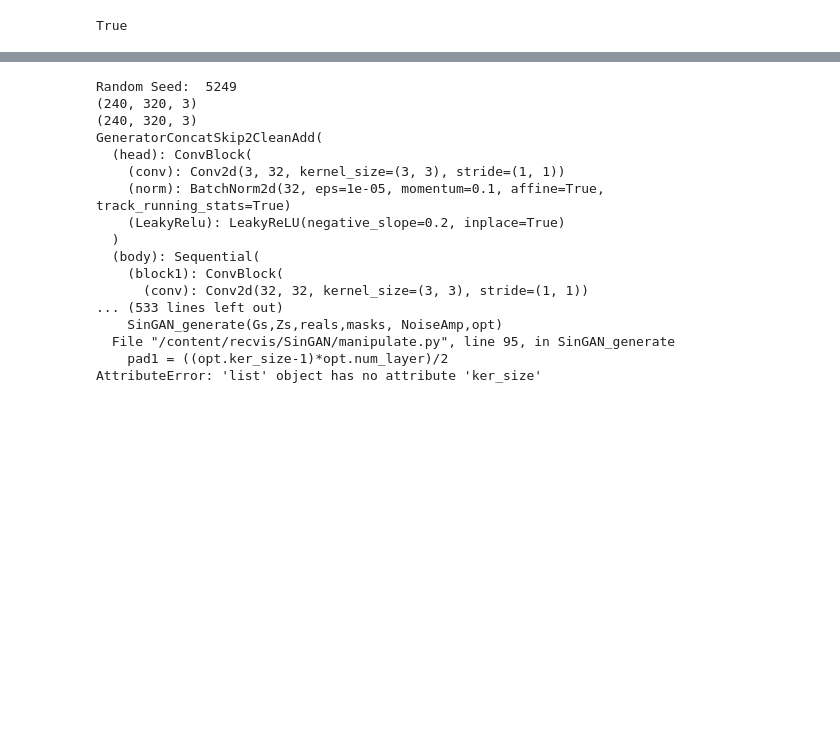
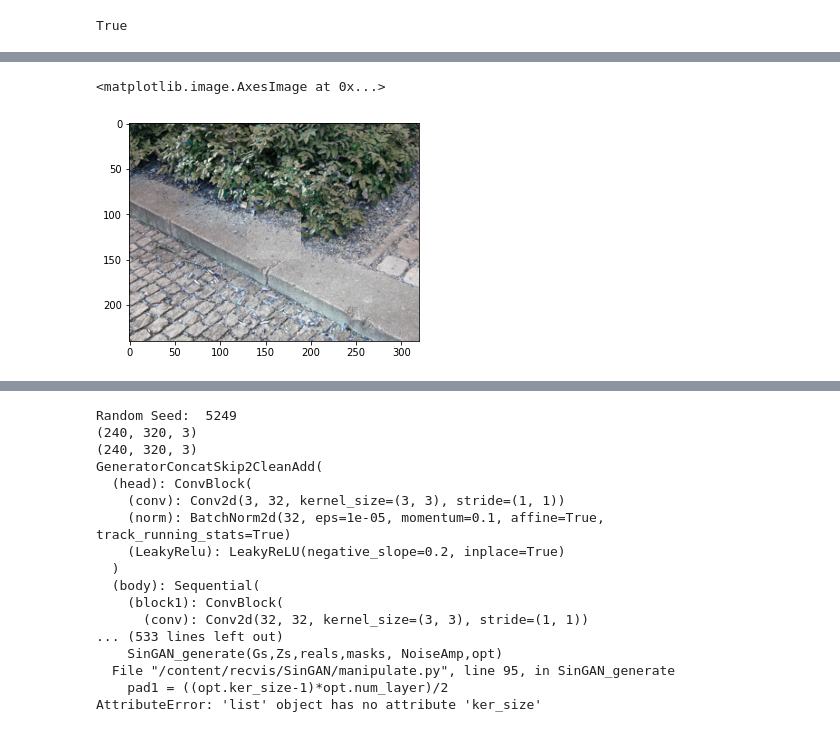
Before and after one commit to brenoskuk/recvis, a Jupyter notebook: SinGan.ipynb, the cells around one changed output, grey strips where cells are left out. Saved outputs shown, nothing was run; the diff lists cells and outputs as text; code cells hidden in the pictures; blank space fills up the shorter version.

```diff
--- a/SinGan.ipynb
+++ b/SinGan.ipynb
@@ -174,0 +248,8 @@ True
+# %%
+# substitute with other part of image and generate the mask
+edited_image = masked_image.copy()
+edited_image[80:150,130:190,:] = masked_image[80+dy:150+dy,130+dx:190+dx,:]
+plt.imshow(edited_image)
+# %% [output]
+<matplotlib.image.AxesImage at 0x...>
+[figure, added]
```
Also changed, not shown: parts of 24 cells of this notebook.
